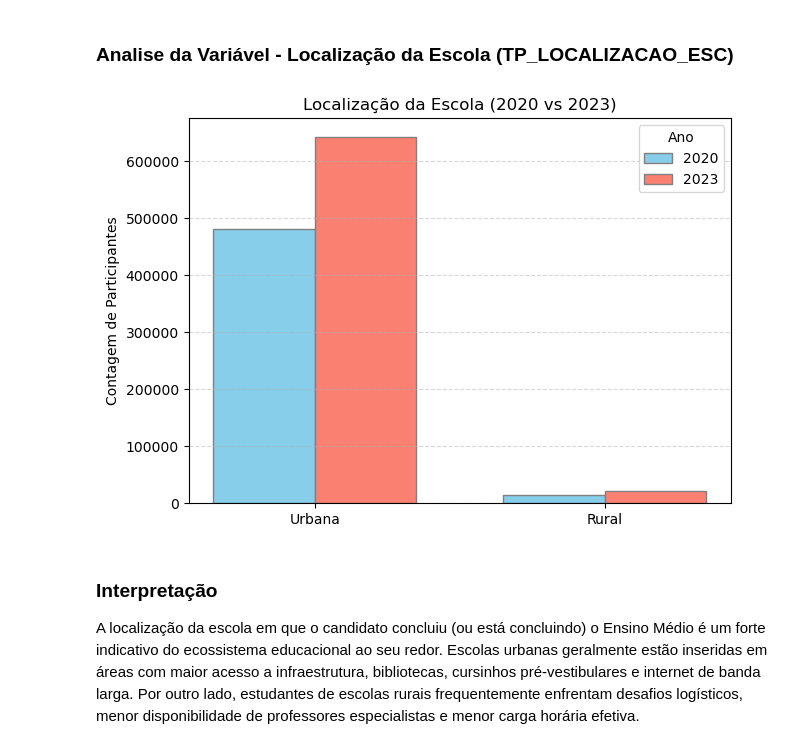
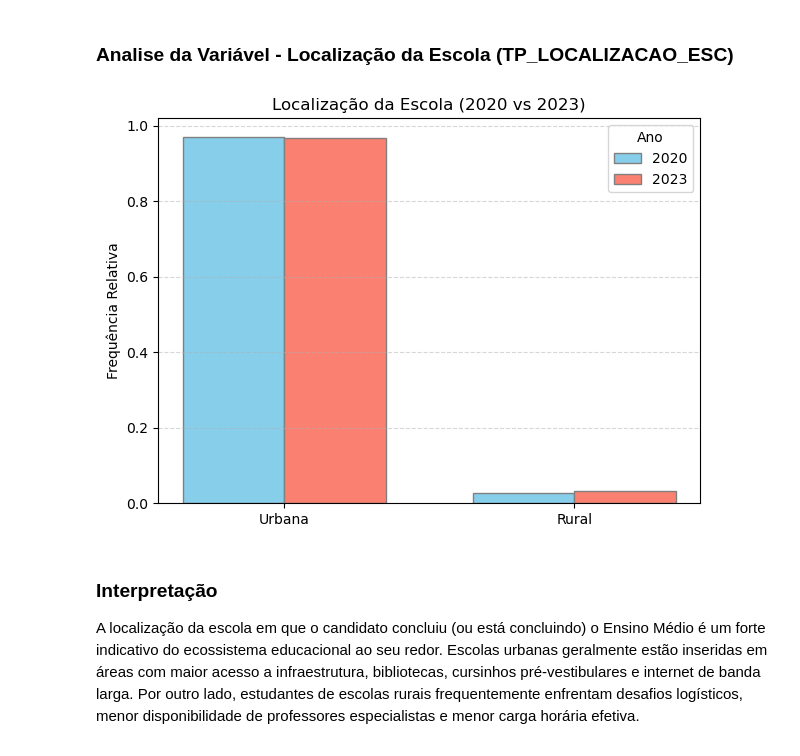
Before and after one commit to AllineOliveira/Projeto-2-Cdados, a Jupyter notebook: Projeto 2 - Grupo 6 2.ipynb, the cells around one changed output. Drawn from its saved outputs; the diff is of its cells as text; code cells hidden in the pictures.

```diff
--- a/Projeto 2 - Grupo 6 2.ipynb
+++ b/Projeto 2 - Grupo 6 2.ipynb
@@ -1184,34 +1185,34 @@ ___
 # %%
 # Tirando os Nan
 
-df20_loc = enem2020_final[enem2020_final['localizacao'].notna()]
-df23_loc = enem2023_final[enem2023_final['localizacao'].notna()]
+df20_loc = dados2020[dados2020['localizacao'].notna()]
+df23_loc = dados2023[dados2023['localizacao'].notna()]
 
 
 
 
-cont_2020_loc = df20_loc['localizacao'].value_counts()
-cont_2023_loc = df23_loc['localizacao'].value_counts()
+cont_2020_loc = df20_loc['localizacao'].value_counts(normalize=True)
+cont_2023_loc = df23_loc['localizacao'].value_counts(normalize=True)
 
 ordem_loc = ['Urbana', 'Rural']
 valores20_loc = cont_2020_loc.reindex(ordem_loc, fill_value=0).values
 valores23_loc = cont_2023_loc.reindex(ordem_loc, fill_value=0).values
 
 r1_loc = np.arange(len(ordem_loc))
 r2_loc = [x + largura_barra for x in r1_loc]
 
 plt.figure(figsize=(7, 5))
 plt.bar(r1_loc, valores20_loc, color='skyblue', width=largura_barra, edgecolor='gray', label='2020')
 plt.bar(r2_loc, valores23_loc, color='salmon', width=largura_barra, edgecolor='gray', label='2023')
 
 plt.title('Localização da Escola (2020 vs 2023)')
-plt.ylabel('Contagem de Participantes')
+plt.ylabel('Frequência Relativa')
 plt.xticks([r + largura_barra/2 for r in r1_loc], ordem_loc)
 plt.legend(title='Ano')
 plt.grid(axis='y', linestyle='--', alpha=0.5)
 plt.show()
 # %% [output]
-[figure, old version]
+[figure, new version]
 # %% [markdown]
 ### Interpretação
 
```
Also changed, not shown: parts of 26 cells of this notebook.
